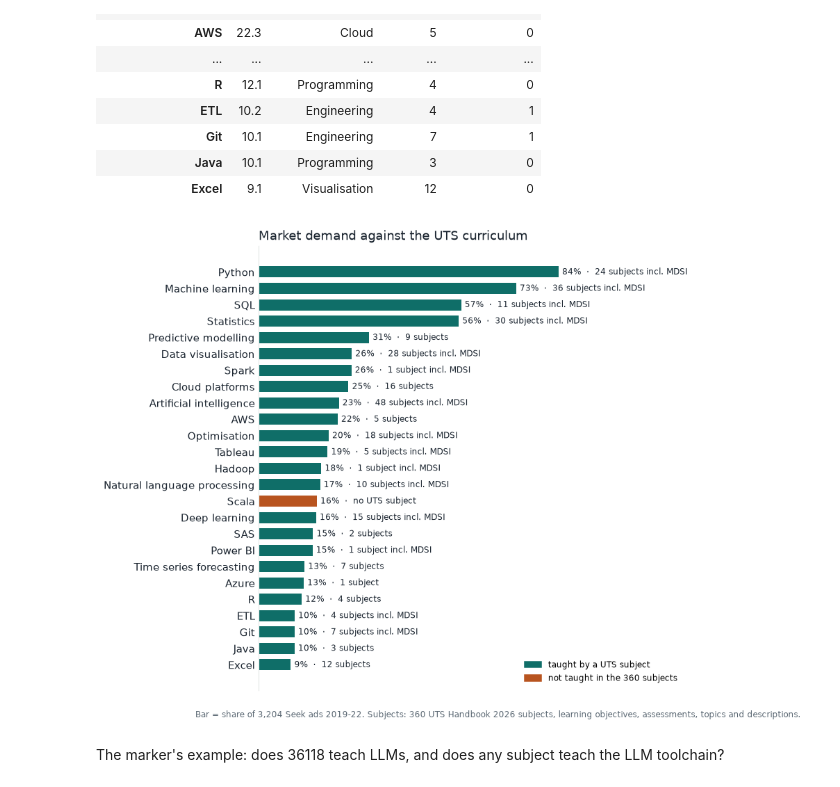
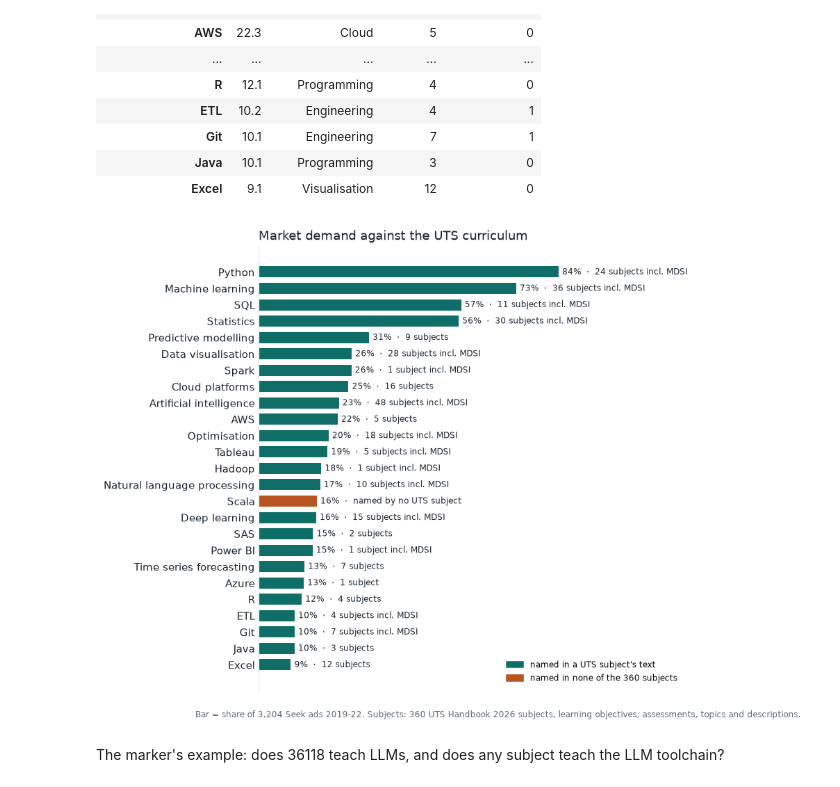
Before and after one commit to AndyPham2004/ANLP-AT2-Skillabus, a Jupyter notebook: notebooks/vt_eda.ipynb, the cells around one changed output. Saved outputs shown, nothing was run; the diff lists cells and outputs as text; code cells hidden in the pictures.

```diff
--- a/notebooks/vt_eda.ipynb
+++ b/notebooks/vt_eda.ipynb
@@ -557,26 +569,26 @@ not taught anywhere in the 360: ['Scala']
 # %%
 d = top25.iloc[::-1]
 fig, ax = plt.subplots(figsize=(7.2, 7))
 colors = [TEAL if s > 0 else COPPER for s in d.subjects]
 ax.barh(d.index, d.pct, color=colors, height=0.68)
 for y, (v, m, s) in enumerate(zip(d.pct, d.mdsi_subjects, d.subjects)):
-    note = "no UTS subject" if s == 0 else (f"{s} subject{'s' if s > 1 else ''}" + (" incl. MDSI" if m else ""))
+    note = "named by no UTS subject" if s == 0 else (f"{s} subject{'s' if s > 1 else ''}" + (" incl. MDSI" if m else ""))
     ax.text(v + 1, y, f"{v:.0f}%  ·  {note}", va="center", color=INK, fontsize=8)
 ax.set_xlim(0, 120)
 ax.set_xticks([])
 ax.spines["bottom"].set_visible(False)
 ax.tick_params(axis="y", length=0)
 ax.legend(handles=[plt.Rectangle((0, 0), 1, 1, color=TEAL), plt.Rectangle((0, 0), 1, 1, color=COPPER)],
-          labels=["taught by a UTS subject", f"not taught in the {N_SUB} subjects"], frameon=False,
+          labels=["named in a UTS subject's text", f"named in none of the {N_SUB} subjects"], frameon=False,
           loc="lower right", fontsize=8)
 ax.set_title("Market demand against the UTS curriculum", loc="left", color=INK, fontsize=12)
 fig.subplots_adjust(bottom=0.05)
 fig.text(0.01, 0.0, f"Bar = share of 3,204 Seek ads 2019-22. Subjects: {N_SUB} UTS Handbook 2026 subjects, "
          "learning objectives, assessments, topics and descriptions.", color=MUTED, fontsize=8)
 fig.savefig(FIG / "fig3_subject_coverage.png")
 plt.show()
 # %% [output]
-[figure, old version]
+[figure, new version]
 # %% [markdown]
 The marker's example: does 36118 teach LLMs, and does any subject teach the LLM
 toolchain?
```
Also changed, not shown: parts of 6 cells of this notebook, 7 other files.
